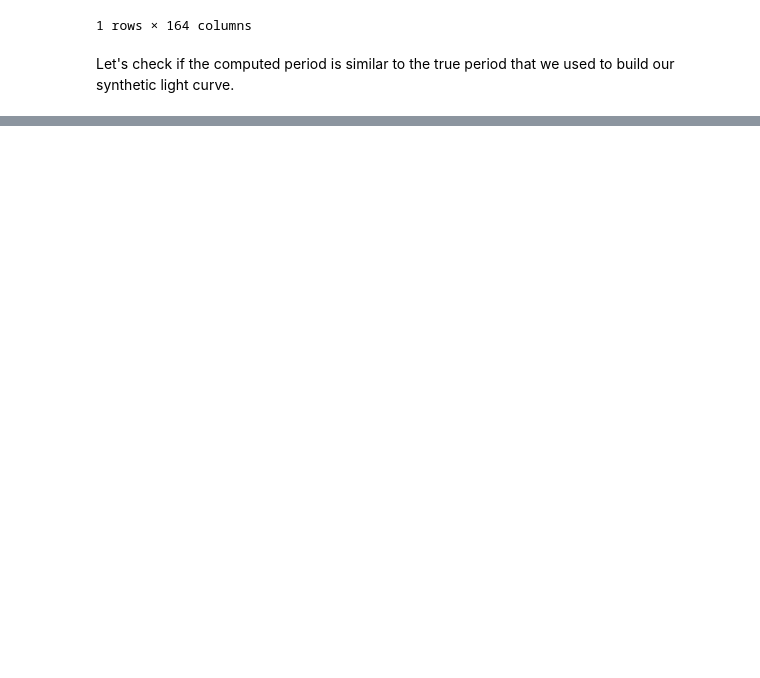
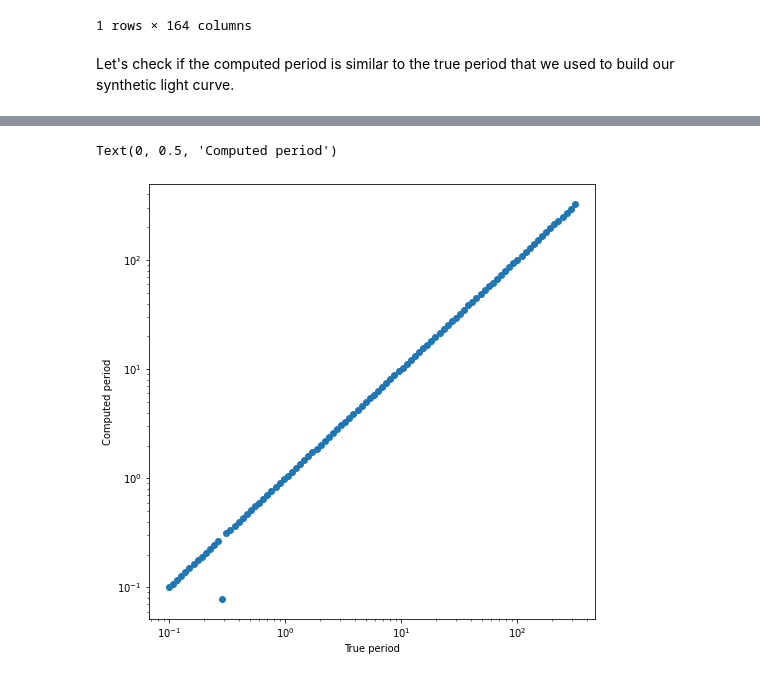
Before and after one commit to alercebroker/lc_classifier, a Jupyter notebook: examples/feature_extraction.ipynb, the cells around one changed output, grey strips where cells are left out. Saved outputs shown, nothing was run; the diff lists cells and outputs as text; code cells hidden in the pictures; blank space fills up the shorter version.

```diff
--- a/examples/feature_extraction.ipynb
+++ b/examples/feature_extraction.ipynb
@@ -136,0 +152,27 @@ features[period_feature_names]
+# %%
+bands = ['u', 'g', 'r']
+
+n_curves = 100
+true_periods = np.logspace(-1, 2.5, n_curves)
+lightcurves = []
+for i in range(n_curves):
+    true_period = true_periods[i]
+    lightcurve_builder = LightcurveBuilder(f'lc_{i:04}')
+    for band in bands:
+        n_obs_band = np.random.randint(15, 30)
+        time = np.random.rand(n_obs_band) * 700
+        magnitude = 17.0 + 0.3 * np.sin(time*2*np.pi/true_period)
+        error = np.random.randn(n_obs_band) ** 2 * 0.3 + 0.05
+        error = np.clip(error, 0.0, 0.4)
+        magnitude += np.random.randn(n_obs_band) * error
+
+        lightcurve_builder.add_band(
+            band,
+            time,
+            magnitude,
+            error)
+
+    lightcurve = lightcurve_builder.build_dataframe()
+    lightcurves.append(lightcurve)
+lightcurves = pd.concat(lightcurves)
+lightcurves
@@ -136,0 +194,3 @@ features[period_feature_names]
+# %%
+features = feature_extractor.compute_features(lightcurves)
+features
@@ -136,0 +212,3 @@ features[period_feature_names]
+# %%
+computed_periods = features['Multiband_period']
+computed_periods
@@ -136,0 +229,13 @@ features[period_feature_names]
+# %%
+fig = plt.figure(figsize=(8, 8))
+fig.set_facecolor('white')
+
+plt.scatter(true_periods, computed_periods)
+plt.gca().set_xscale('log')
+plt.gca().set_yscale('log')
+
+plt.xlabel('True period')
+plt.ylabel('Computed period')
+# %% [output]
+Text(0, 0.5, 'Computed period')
+[figure, added]
```
Also changed, not shown: parts of 11 cells of this notebook, 2 other files.
